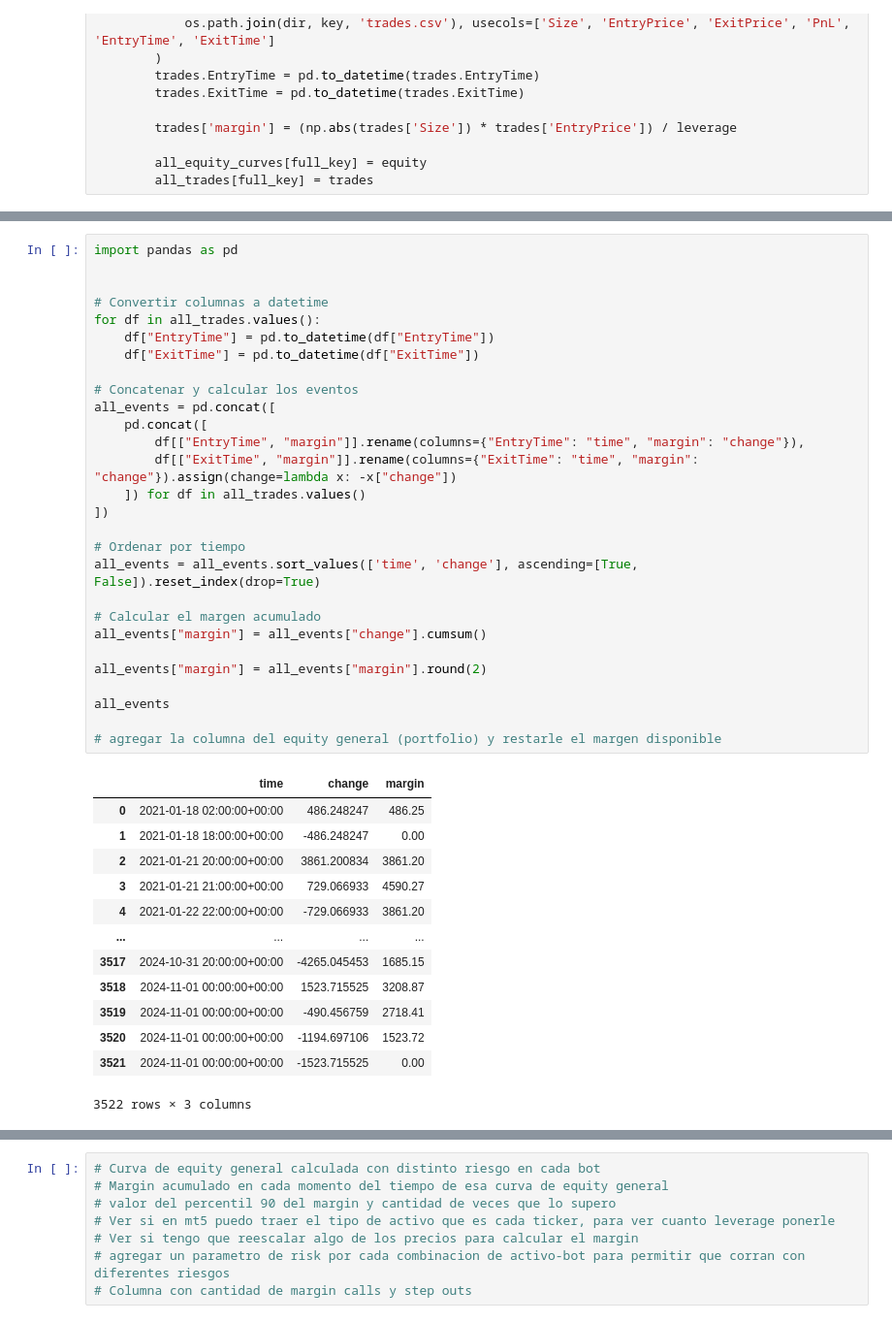
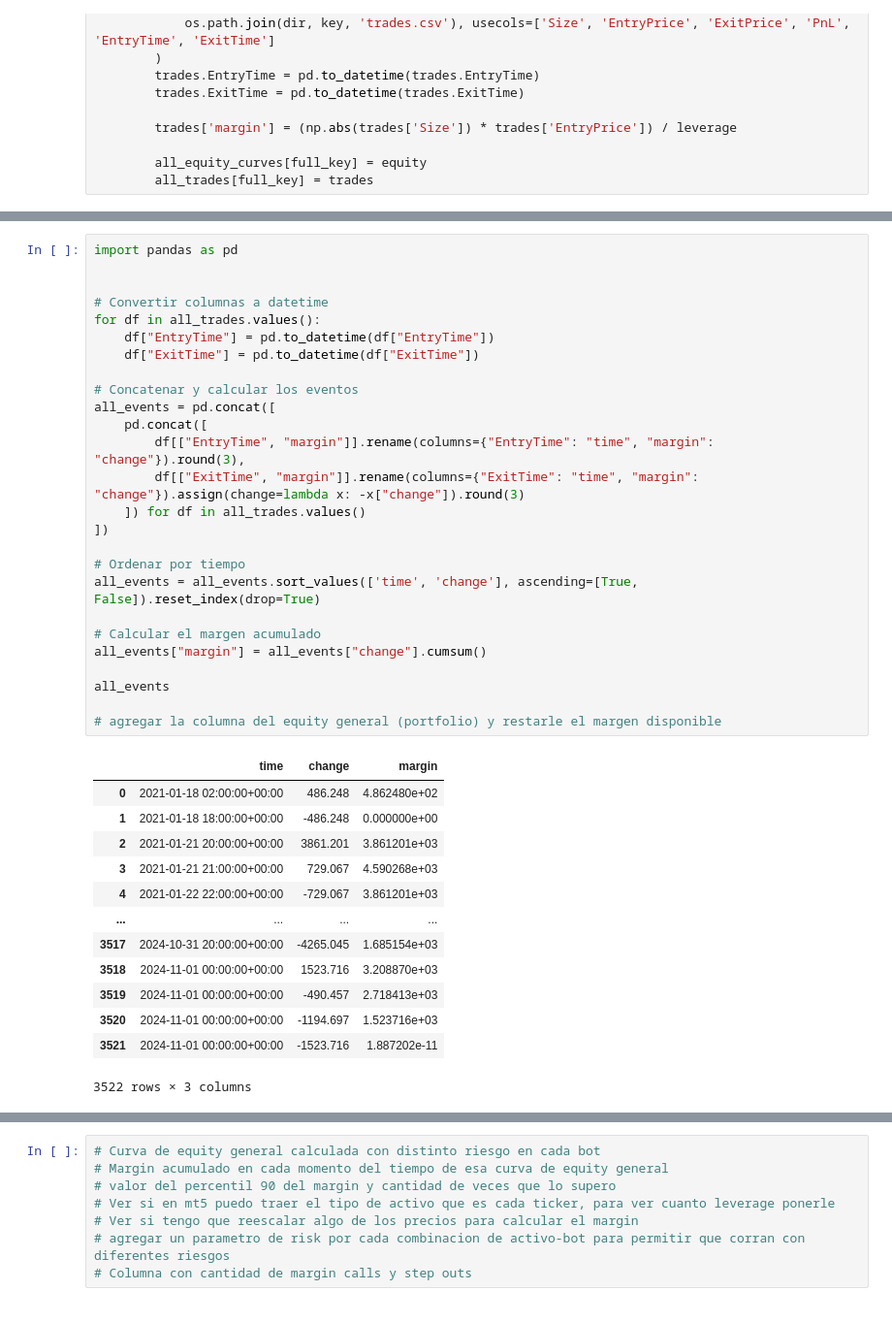
Before and after one commit to SaidJacobo/forex_ml_bot, a Jupyter notebook: risk_analysis.ipynb, the cells around one changed output, grey strips where cells are left out. Shown at 97% size. Drawn from its saved outputs; the diff is of its cells as text.

```diff
--- a/risk_analysis.ipynb
+++ b/risk_analysis.ipynb
@@ -150,42 +150,40 @@ for strategy in all_trades.keys():
 # %%
 import pandas as pd
 
 
 # Convertir columnas a datetime
 for df in all_trades.values():
     df["EntryTime"] = pd.to_datetime(df["EntryTime"])
     df["ExitTime"] = pd.to_datetime(df["ExitTime"])
 
 # Concatenar y calcular los eventos
 all_events = pd.concat([
     pd.concat([
-        df[["EntryTime", "margin"]].rename(columns={"EntryTime": "time", "margin": "change"}),
-        df[["ExitTime", "margin"]].rename(columns={"ExitTime": "time", "margin": "change"}).assign(change=lambda x: -x["change"])
+        df[["EntryTime", "margin"]].rename(columns={"EntryTime": "time", "margin": "change"}).round(3),
+        df[["ExitTime", "margin"]].rename(columns={"ExitTime": "time", "margin": "change"}).assign(change=lambda x: -x["change"]).round(3)
     ]) for df in all_trades.values()
 ])
 
 # Ordenar por tiempo
 all_events = all_events.sort_values(['time', 'change'], ascending=[True, False]).reset_index(drop=True)
 
 # Calcular el margen acumulado
 all_events["margin"] = all_events["change"].cumsum()
 
-all_events["margin"] = all_events["margin"].round(2)
-
 all_events
 
 # agregar la columna del equity general (portfolio) y restarle el margen disponible
 # %% [output]
 |  | time | change | margin |
-| 0 | 2021-01-18 02:00:00+00:00 | 486.248247 | 486.25 |
-| 1 | 2021-01-18 18:00:00+00:00 | -486.248247 | 0.00 |
-| 2 | 2021-01-21 20:00:00+00:00 | 3861.200834 | 3861.20 |
-| 3 | 2021-01-21 21:00:00+00:00 | 729.066933 | 4590.27 |
-| 4 | 2021-01-22 22:00:00+00:00 | -729.066933 | 3861.20 |
+| 0 | 2021-01-18 02:00:00+00:00 | 486.248 | 4.862480e+02 |
+| 1 | 2021-01-18 18:00:00+00:00 | -486.248 | 0.000000e+00 |
+| 2 | 2021-01-21 20:00:00+00:00 | 3861.201 | 3.861201e+03 |
+| 3 | 2021-01-21 21:00:00+00:00 | 729.067 | 4.590268e+03 |
+| 4 | 2021-01-22 22:00:00+00:00 | -729.067 | 3.861201e+03 |
 | ... | ... | ... | ... |
-| 3517 | 2024-10-31 20:00:00+00:00 | -4265.045453 | 1685.15 |
-| 3518 | 2024-11-01 00:00:00+00:00 | 1523.715525 | 3208.87 |
-| 3519 | 2024-11-01 00:00:00+00:00 | -490.456759 | 2718.41 |
-| 3520 | 2024-11-01 00:00:00+00:00 | -1194.697106 | 1523.72 |
-| 3521 | 2024-11-01 00:00:00+00:00 | -1523.715525 | 0.00 |
+| 3517 | 2024-10-31 20:00:00+00:00 | -4265.045 | 1.685154e+03 |
+| 3518 | 2024-11-01 00:00:00+00:00 | 1523.716 | 3.208870e+03 |
+| 3519 | 2024-11-01 00:00:00+00:00 | -490.457 | 2.718413e+03 |
+| 3520 | 2024-11-01 00:00:00+00:00 | -1194.697 | 1.523716e+03 |
+| 3521 | 2024-11-01 00:00:00+00:00 | -1523.716 | 1.887202e-11 |
 3522 rows × 3 columns
```
Also changed, not shown: parts of 10 cells of this notebook.
